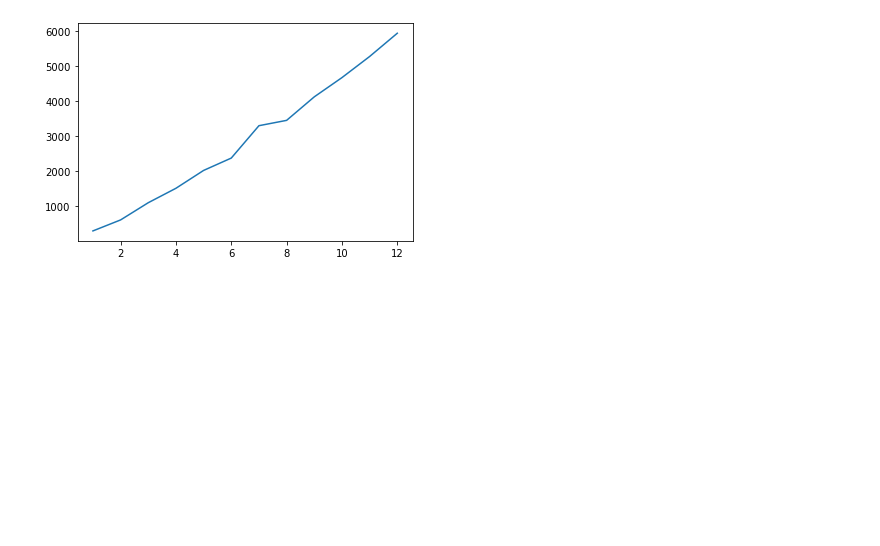
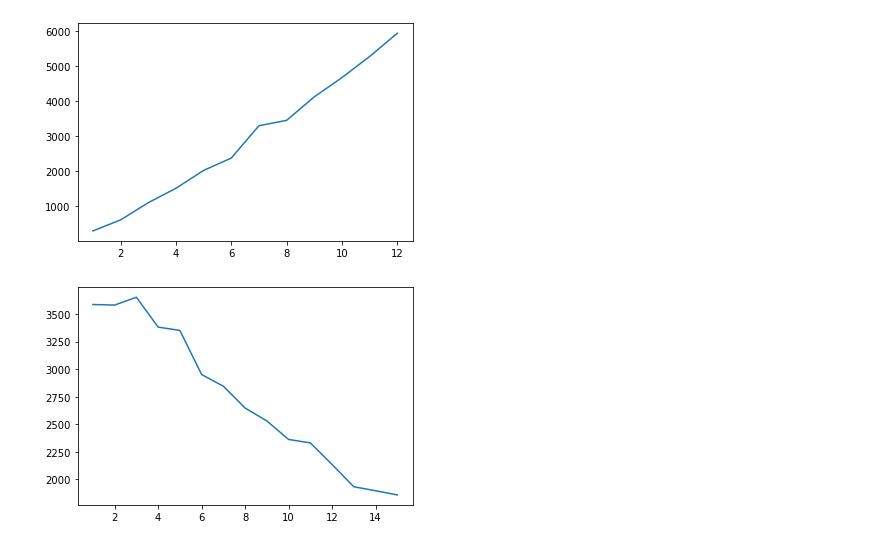
Before and after one commit to jkxjkx1031/ROS2-benchmark, a Jupyter notebook: experiments/stats/stats.ipynb, the cells around one changed output. Cells and saved outputs as stored; diff of their text form; code cells hidden in the pictures; blank space fills up the shorter version.

Commit message:
plot cli/srv throughput

```diff
--- a/experiments/stats/stats.ipynb
+++ b/experiments/stats/stats.ipynb
@@ -68,3 +68,14 @@ plt.plot(n, rtt)
 plt.show()
 # %% [output]
 [figure]
+# %%
+import numpy as np
+import matplotlib.pyplot as plt
+
+throughput = np.loadtxt('../service_test/throughput.txt')
+n = np.arange(1, throughput.shape[0]+1)
+
+plt.plot(n, throughput)
+plt.show()
+# %% [output]
+[figure, added]
```
Also changed, not shown: 6 other files.
